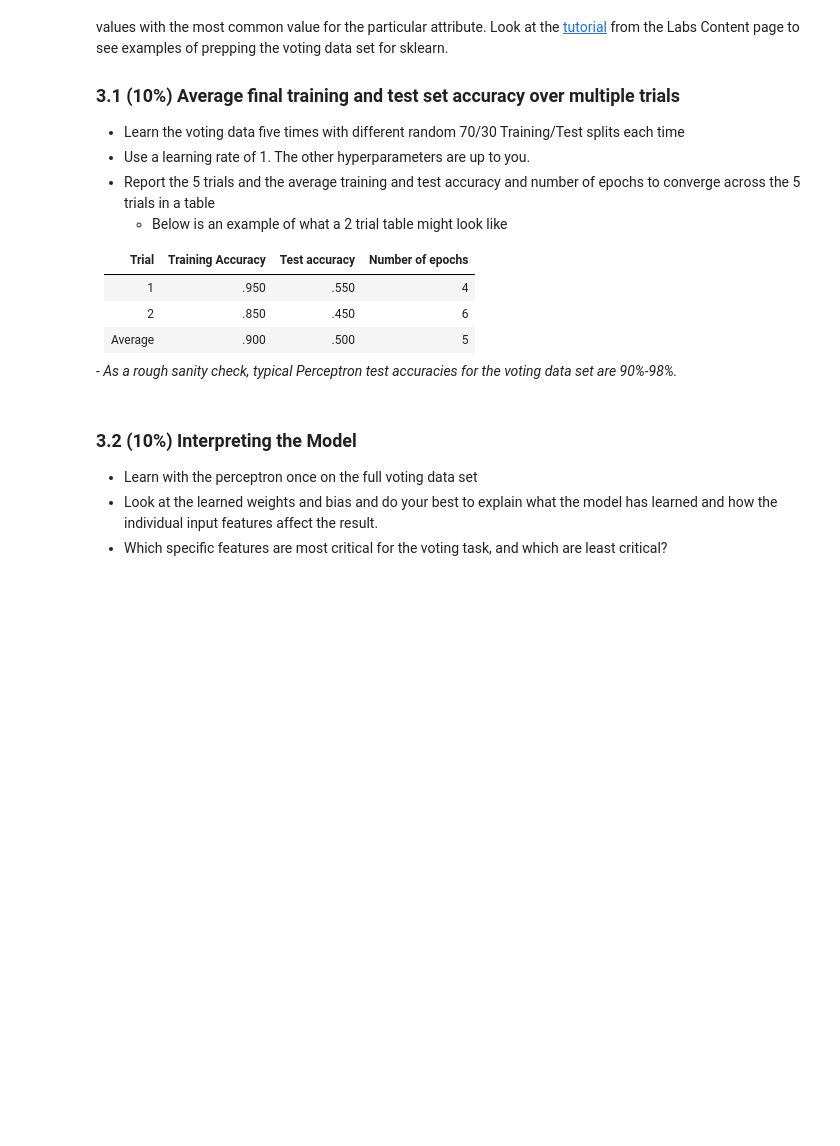
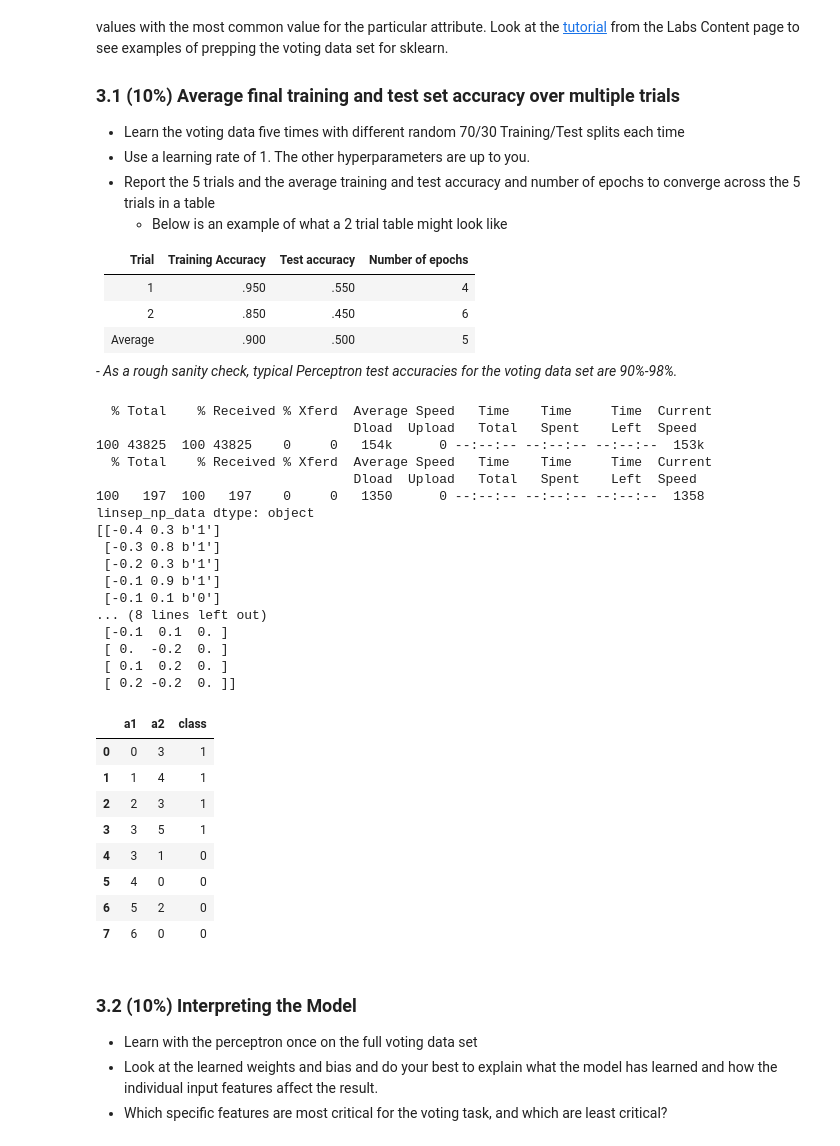
Before and after one commit to joansia9/Perceptron, a Jupyter notebook: Perceptron Lab.ipynb, the cells around one changed output. Drawn from its saved outputs; the diff is of its cells as text; code cells hidden in the pictures; blank space fills up the shorter version.

```diff
--- a/Perceptron Lab.ipynb
+++ b/Perceptron Lab.ipynb
@@ -408,3 +404,69 @@ This particular task is an edited version of the standard voting set, where we h
+# %%
+# Run the perceptron 5 times on the voting data set with different splits and record the results.
+# Hint: look up scikit-learn train_test_split
+# Create the table using the tool of your choice
+from scipy.io import arff
+import pandas as pd
+import numpy as np
+from sklearn.preprocessing import LabelEncoder
+
+# Download file with curl
+!curl https://raw.githubusercontent.com/cs472ta/CS472/master/datasets/voting-dataset.arff --output voting-dataset.arff
+voting_data = arff.loadarff('voting-dataset.arff')
+voting_df = pd.DataFrame(voting_data[0])
+
+voting_df.head()
+
+voting_np_data = np.array(voting_df)
+voting_np_data
+
+voting_np_data_from_scipy = np.array(voting_data[0])
+voting_np_data_from_scipy
+
+voting_label_encoded_df = voting_df.apply(LabelEncoder().fit_transform)
+
+voting_label_encoded_df.head()
+
+!curl https://raw.githubusercontent.com/cs472ta/CS472/master/datasets/linsep2nonorigin.arff --output linsep2nonorigin.arff
+
+linsep_data = arff.loadarff('linsep2nonorigin.arff')
+linsep_df = pd.DataFrame(linsep_data[0])
+linsep_np_data = linsep_df.to_numpy()
+
+print('linsep_np_data dtype:', linsep_np_data.dtype)
+print(linsep_np_data)
+linsep_np_data = linsep_np_data.astype(float)
+print('linsep_np_data dtype:', linsep_np_data.dtype)
+print(linsep_np_data)
+
+linsep_df.apply(LabelEncoder().fit_transform)
+# %% [output]
+  % Total    % Received % Xferd  Average Speed   Time    Time     Time  Current
+                                 Dload  Upload   Total   Spent    Left  Speed
+100 43825  100 43825    0     0   154k      0 --:--:-- --:--:-- --:--:--  153k
+  % Total    % Received % Xferd  Average Speed   Time    Time     Time  Current
+                                 Dload  Upload   Total   Spent    Left  Speed
+100   197  100   197    0     0   1350      0 --:--:-- --:--:-- --:--:--  1358
+linsep_np_data dtype: object
+[[-0.4 0.3 b'1']
+ [-0.3 0.8 b'1']
+ [-0.2 0.3 b'1']
+ [-0.1 0.9 b'1']
+ [-0.1 0.1 b'0']
+... (8 lines left out)
+ [-0.1  0.1  0. ]
+ [ 0.  -0.2  0. ]
+ [ 0.1  0.2  0. ]
+ [ 0.2 -0.2  0. ]]
+|  | a1 | a2 | class |
+| 0 | 0 | 3 | 1 |
+| 1 | 1 | 4 | 1 |
+| 2 | 2 | 3 | 1 |
+| 3 | 3 | 5 | 1 |
+| 4 | 3 | 1 | 0 |
+| 5 | 4 | 0 | 0 |
+| 6 | 5 | 2 | 0 |
+| 7 | 6 | 0 | 0 |
 # %% [markdown]
 ### 3.2 (10%) Interpreting the Model
 - Learn with the perceptron once on the full voting data set
```
Also changed, not shown: parts of 1 cell of this notebook.
